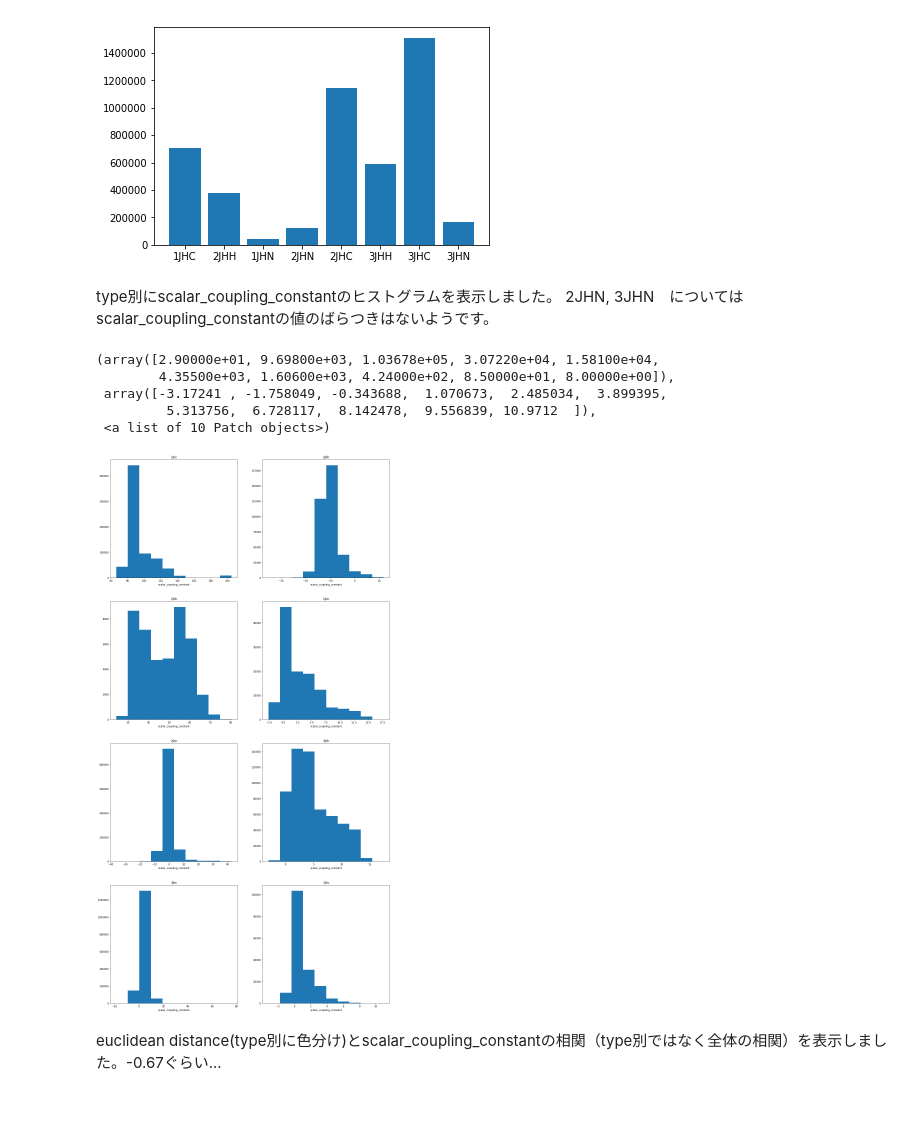
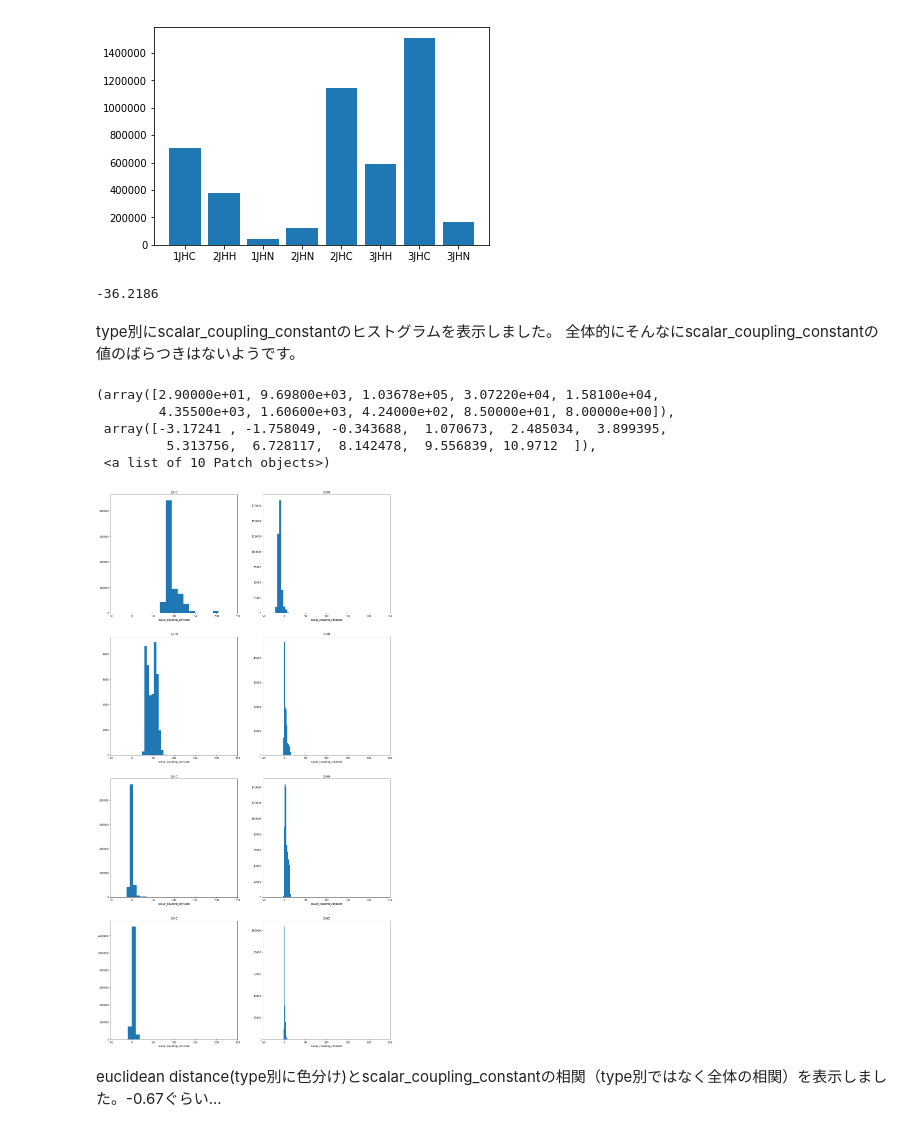
Before and after one commit to umepy/MorecularLabwork, a Jupyter notebook: code/data_analysis.ipynb, the cells around one changed output. Cells and saved outputs as stored; diff of their text form; code cells hidden in the pictures.

```diff
--- a/code/data_analysis.ipynb
+++ b/code/data_analysis.ipynb
@@ -22,6 +26,7 @@ from tqdm import tqdm
 # %%
-train_df = pd.read_csv('../input/champs-scalar-coupling/train.csv')
-test_df = pd.read_csv('../input/champs-scalar-coupling/test.csv')
-structure_df = pd.read_csv('../input/champs-scalar-coupling/structures.csv')
-with open('../input/euclidean-distance-xyz/X.binaryfile', 'rb') as file_X:
-    euclidean_distance = pickle.load(file_X)
+train_df = pd.read_csv('../input/train.csv')
+test_df = pd.read_csv('../input/test.csv')
+structure_df = pd.read_csv('../input/structures.csv')
+# %%
+euclidean_distance = pd.read_pickle('distance.pkl')
+h_num = pd.read_pickle('h_num.pkl')
@@ -40,5 +44,6 @@ True
 # %%
-train_df = pd.concat([train_df, pd.DataFrame(euclidean_distance, columns=['euclidean_distance'])], axis=1)
+train_df = pd.concat([train_df, pd.DataFrame(data=euclidean_distance, columns=['euclidean_distance']),
+                                pd.DataFrame(data=h_num, columns=['h_num'])], axis=1)
 # %%
 train_df.head()
 # %% [output]
@@ -105,50 +119,62 @@ type: 3JHC  number:  1510379
 type: 3JHN  number:   166415
 <BarContainer object of 8 artists>
 [figure]
-# %% [markdown]
-type別にscalar_coupling_constantのヒストグラムを表示しました。
-2JHN, 3JHN　についてはscalar_coupling_constantの値のばらつきはないようです。
+# %%
+min(train_df[train_column[5]])
+# %% [output]
+-36.2186
+# %% [markdown]
+type別にscalar_coupling_constantのヒストグラムを表示しました。
+全体的にそんなにscalar_coupling_constantの値のばらつきはないようです。
 # %%
 plt.figure(figsize=(20,40))
 plt.subplot(4,2,1)
-plt.title('1jhc')
+plt.title('1JHC')
 plt.xlabel('scalar_coupling_constant')
+plt.xlim(-50,250)
 plt.hist(jhc_1[train_column[5]])
 plt.subplot(4,2,2)
-plt.title('2jhh')
+plt.title('2JHH')
 plt.xlabel('scalar_coupling_constant')
+plt.xlim(-50,250)
 plt.hist(jhh_2[train_column[5]])
 plt.subplot(4,2,3)
-plt.title('2jhh')
+plt.title('1JHN')
 plt.xlabel('scalar_coupling_constant')
+plt.xlim(-50,250)
 plt.hist(jhn_1[train_column[5]])
 plt.subplot(4,2,4)
-plt.title('1jhn')
+plt.title('2JHN')
 plt.xlabel('scalar_coupling_constant')
+plt.xlim(-50,250)
 plt.hist(jhn_2[train_column[5]])
 plt.subplot(4,2,5)
-plt.title('2jhn')
+plt.title('2JHC')
 plt.xlabel('scalar_coupling_constant')
+plt.xlim(-50,250)
 plt.hist(jhc_2[train_column[5]])
 plt.subplot(4,2,6)
-plt.title('3jhh')
+plt.title('3JHH')
 plt.xlabel('scalar_coupling_constant')
+plt.xlim(-50,250)
 plt.hist(jhh_3[train_column[5]])
 plt.subplot(4,2,7)
-plt.title('3jhc')
+plt.title('3JHC')
 plt.xlabel('scalar_coupling_constant')
+plt.xlim(-50,250)
 plt.hist(jhc_3[train_column[5]])
 plt.subplot(4,2,8)
-plt.title('3jhc')
+plt.title('3JHC')
 plt.xlabel('scalar_coupling_constant')
+plt.xlim(-50,250)
 plt.hist(jhn_3[train_column[5]])
 # %% [output]
 (array([2.90000e+01, 9.69800e+03, 1.03678e+05, 3.07220e+04, 1.58100e+04,
         4.35500e+03, 1.60600e+03, 4.24000e+02, 8.50000e+01, 8.00000e+00]),
  array([-3.17241 , -1.758049, -0.343688,  1.070673,  2.485034,  3.899395,
          5.313756,  6.728117,  8.142478,  9.556839, 10.9712  ]),
  <a list of 10 Patch objects>)
-[figure, old version]
+[figure, new version]
 # %% [markdown]
 euclidean distance(type別に色分け)とscalar_coupling_constantの相関（type別ではなく全体の相関）を表示しました。-0.67ぐらい...
 # %%
```
Also changed, not shown: parts of 16 cells of this notebook.
